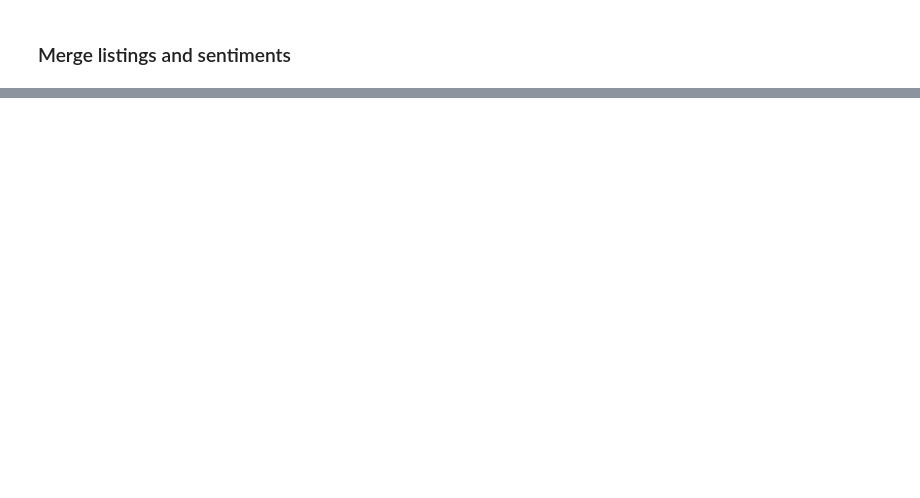
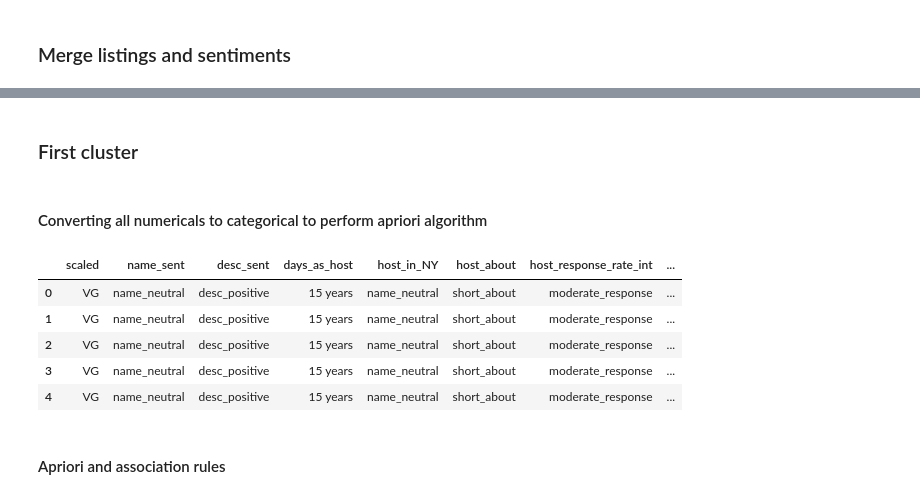
Before and after one commit to cecil7525/CompToolsAirBNB, a Jupyter notebook: cs4ds.ipynb, the cells around one changed output, grey strips where cells are left out. Cells and saved outputs as stored; diff of their text form; code cells hidden in the pictures; blank space fills up the shorter version.

```diff
--- a/cs4ds.ipynb
+++ b/cs4ds.ipynb
@@ -391,0 +323,46 @@ df_joined.head()
+# %% [markdown]
+### First cluster
+# %%
+first_cluster_df = df_joined[(df_joined["cluster"] == 0) & (df_joined["room_type_Entire home/apt"] == 1)]
+# %% [markdown]
+#### Converting all numericals to categorical to perform apriori algorithm
+# %%
+first_cluster_df['name_sent'] = first_cluster_df['name_sent'].replace({0: 'name_negative', 1: 'name_neutral', 2: 'name_positive'})
+first_cluster_df['desc_sent'] = first_cluster_df['desc_sent'].replace({0: 'desc_negative', 1: 'desc_neutral', 2: 'desc_positive'})
+first_cluster_df['days_as_host'] = pd.cut(first_cluster_df['days_as_host'], bins=[i*365 for i in range(20)], labels=[f"{i} years" for i in range(19)])
+first_cluster_df['host_in_NY'] = first_cluster_df['name_sent'].replace({0: 'host_not_in_NY', 1: 'host_in_NY'})
+first_cluster_df['host_about'] = pd.cut(first_cluster_df['host_about'], bins=[0,50,100,150,1000], labels=["very_short_about", "short_about", "moderate_about", "long_about"])
+first_cluster_df['host_response_rate_int'] = pd.cut(first_cluster_df['host_response_rate_int'], bins=[0,25,50,75,100], labels=["very_low_response", "low_response", "moderate_response", "high_response"])
+first_cluster_df['host_acceptance_rate_int'] = pd.cut(first_cluster_df['host_acceptance_rate_int'], bins=[0,25,50,75,100], labels=["very_low_acceptance", "low_acceptance", "moderate_acceptance", "high_acceptance"])
+first_cluster_df['host_is_superhost'] = first_cluster_df['host_is_superhost'].replace({0: 'host_is_not_superhost', 1: 'host_is_superhost'})
+first_cluster_df['host_verifications'] = first_cluster_df['host_verifications'].replace({0: 'no_verification', 1: '1_verification', 2: '2_verification', 3: 'all_verification'})
+first_cluster_df['host_identity_verified'] = first_cluster_df['host_identity_verified'].replace({0: 'host_identity_not_verified', 1: 'host_identity_verified'})
+first_cluster_df['accommodates'] = first_cluster_df['accommodates'].apply(lambda x: f"{x} accommodates")
+first_cluster_df['bathrooms'] = first_cluster_df['bathrooms'].apply(lambda x: f"{x} bathrooms")
+first_cluster_df['bedrooms'] = first_cluster_df['bedrooms'].apply(lambda x: f"{x} bedrooms")
+first_cluster_df['beds'] = first_cluster_df['beds'].apply(lambda x: f"{x} beds")
+first_cluster_df['amenities'] = first_cluster_df['amenities'].apply(lambda x: f"{x} amenities")
+first_cluster_df['price'] = pd.cut(first_cluster_df['price'], bins=[0,50,100,150,200,250,10000], labels=["very_cheap", "cheap", "moderate", "somehow expensive", "expensive", "very expensive"])
+first_cluster_df['minimum_nights'] = first_cluster_df['minimum_nights'].apply(lambda x: f"{x} min_nights")
+first_cluster_df['maximum_nights'] = first_cluster_df['maximum_nights'].apply(lambda x: f"{x} max_nights")
+first_cluster_df['availability_365'] = pd.cut(first_cluster_df['availability_365'], bins=[0,30,60,90,120,150,180,210,240,270,300,330,367], labels=[f"available_{i}_{i+1}_months" for i in range(12)])
+first_cluster_df['number_of_reviews'] = pd.cut(first_cluster_df['number_of_reviews'], bins=[0,10,50,200,500,10000], labels=["very_low_number_of_rev", "low_number_of_rev", "moderate_number_of_rev", "high_of_rev", "very_high_number_of_rev"])
+first_cluster_df['instant_bookable'] = first_cluster_df['instant_bookable'].replace({0: 'not_instant_bookable', 1: 'instant_bookable'})
+first_cluster_df['calculated_host_listings_count'] = pd.cut(first_cluster_df['calculated_host_listings_count'], bins=[0,2,5,15,50,500], labels=["very_low_number_of_listings", "low_number_of_listings", "moderate_number_of_listings", "high_of_listings", "very_high_number_of_listings"])
+first_cluster_df['private_bathroom'] = first_cluster_df['private_bathroom'].apply(lambda x: f"{x} private_bathroom")
+first_cluster_df['shared_bathroom'] = first_cluster_df['shared_bathroom'].apply(lambda x: f"{x} shared_bathroom")
+# %%
+first_cluster_df = first_cluster_df.drop(columns=["listing_id", "id", "host_has_profile_pic", "room_type_Entire home/apt", "room_type_Hotel room", "room_type_Private room", "room_type_Shared room", "cluster"])
+# %%
+#Convert everything to string
+first_cluster_df = first_cluster_df.astype(str)
+first_cluster_df.head()
+# %% [output]
+|  | scaled | name_sent | desc_sent | days_as_host | host_in_NY | host_about | host_response_rate_int | ... |
+| 0 | VG | name_neutral | desc_positive | 15 years | name_neutral | short_about | moderate_response | ... |
+| 1 | VG | name_neutral | desc_positive | 15 years | name_neutral | short_about | moderate_response | ... |
+| 2 | VG | name_neutral | desc_positive | 15 years | name_neutral | short_about | moderate_response | ... |
+| 3 | VG | name_neutral | desc_positive | 15 years | name_neutral | short_about | moderate_response | ... |
+| 4 | VG | name_neutral | desc_positive | 15 years | name_neutral | short_about | moderate_response | ... |
+# %% [markdown]
+#### Apriori and association rules
```
Also changed, not shown: parts of 50 cells of this notebook.
